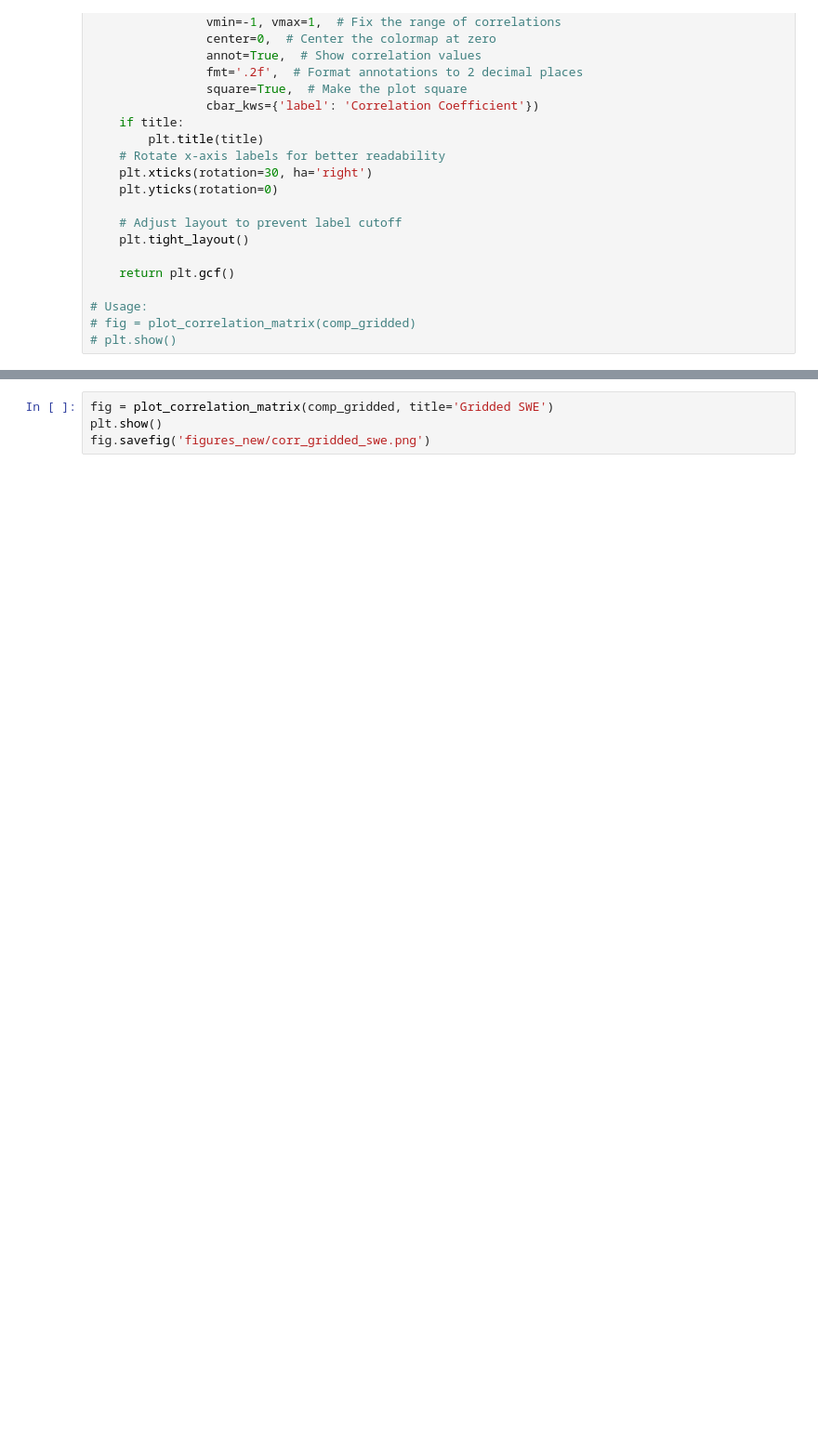
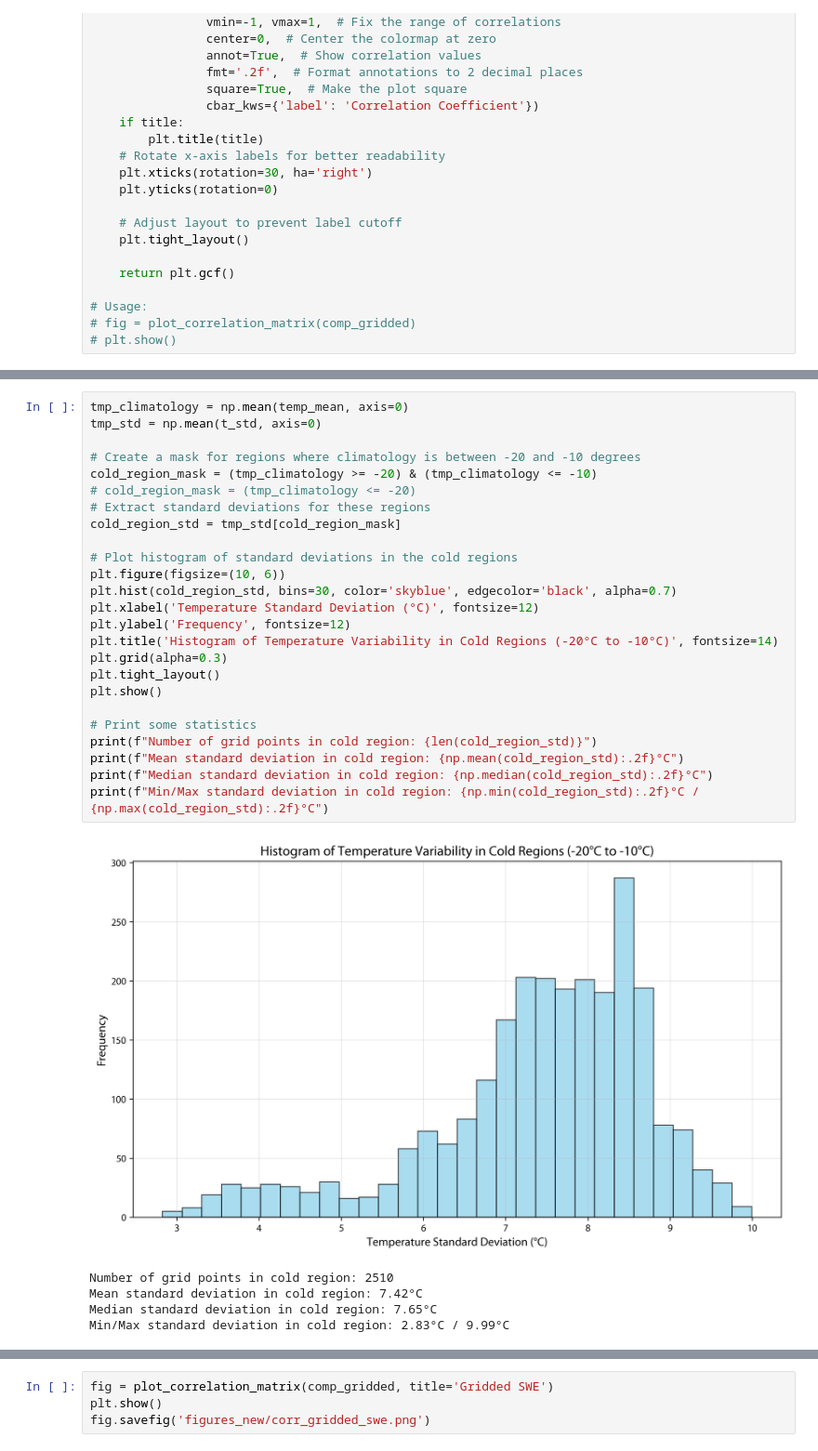
Before and after one commit to cruiseryy/mean_vs_median_temp, a Jupyter notebook: comparison_against_snow.ipynb, the cells around one changed output, grey strips where cells are left out. Shown at 93% size. Cells and saved outputs as stored; diff of their text form; blank space fills up the shorter version.

```diff
--- a/comparison_against_snow.ipynb
+++ b/comparison_against_snow.ipynb
@@ -104,6 +109,37 @@ mask = 1 - np.isnan(np.mean(temp_mean, axis=0))
 # the 1-deg mask (mask2) is downscaled from the 2-deg from Gottlieb 2024 et al.
 mask2 = np.loadtxt('mask_1deg.txt')
 mask = mask * mask2
+# %%
+tmp_climatology = np.mean(temp_mean, axis=0)
+tmp_std = np.mean(t_std, axis=0)
+
+# Create a mask for regions where climatology is between -20 and -10 degrees
+cold_region_mask = (tmp_climatology >= -20) & (tmp_climatology <= -10)
+# cold_region_mask = (tmp_climatology <= -20)
+# Extract standard deviations for these regions
+cold_region_std = tmp_std[cold_region_mask]
+
+# Plot histogram of standard deviations in the cold regions
+plt.figure(figsize=(10, 6))
+plt.hist(cold_region_std, bins=30, color='skyblue', edgecolor='black', alpha=0.7)
+plt.xlabel('Temperature Standard Deviation (°C)', fontsize=12)
+plt.ylabel('Frequency', fontsize=12)
+plt.title('Histogram of Temperature Variability in Cold Regions (-20°C to -10°C)', fontsize=14)
+plt.grid(alpha=0.3)
+plt.tight_layout()
+plt.show()
+
+# Print some statistics
+print(f"Number of grid points in cold region: {len(cold_region_std)}")
+print(f"Mean standard deviation in cold region: {np.mean(cold_region_std):.2f}°C")
+print(f"Median standard deviation in cold region: {np.median(cold_region_std):.2f}°C")
+print(f"Min/Max standard deviation in cold region: {np.min(cold_region_std):.2f}°C / {np.max(cold_region_std):.2f}°C")
+# %% [output]
+[figure, added]
+Number of grid points in cold region: 2510
+Mean standard deviation in cold region: 7.42°C
+Median standard deviation in cold region: 7.65°C
+Min/Max standard deviation in cold region: 2.83°C / 9.99°C
 # %%
 swe_gridded = np.loadtxt('swe_gridded_1deg.txt')
 swe_insitu = np.loadtxt('swe_insitu_1deg.txt')
```
Also changed, not shown: parts of 3 cells of this notebook.
